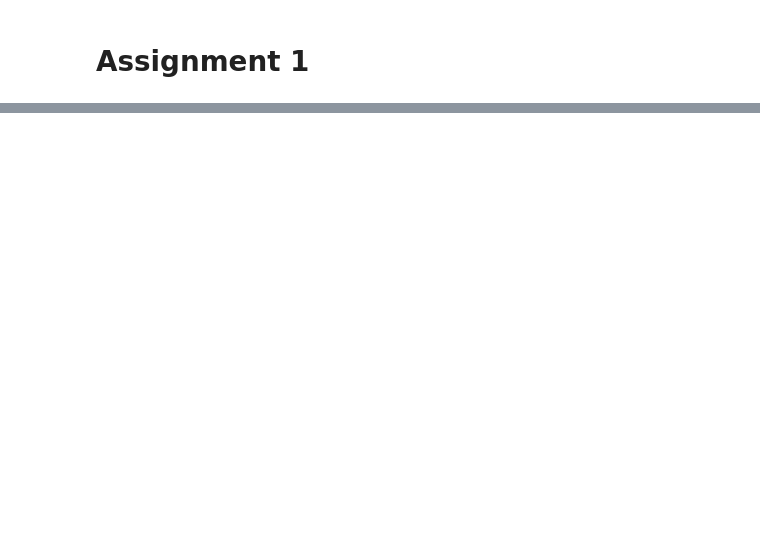
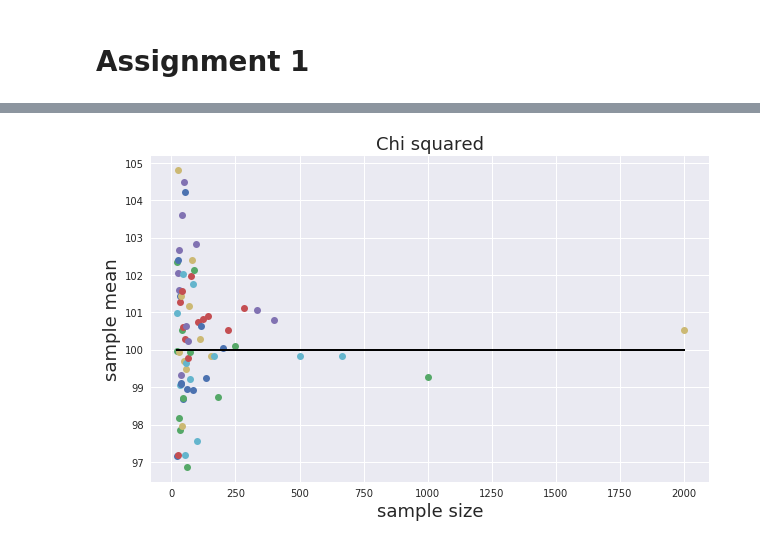
Before and after one commit to sarahJune1/PUI2018_sjs909, a Jupyter notebook: HW4_sjs909/Lab3_sjs909.ipynb, the cells around one changed output, grey strips where cells are left out. Drawn from its saved outputs; the diff is of its cells as text; code cells hidden in the pictures; blank space fills up the shorter version.

```diff
--- a/HW4_sjs909/Lab3_sjs909.ipynb
+++ b/HW4_sjs909/Lab3_sjs909.ipynb
@@ -97,0 +60,28 @@ plt.hist(np.random.binomial(n=200,p=.5,size=100))
+# %%
+# I am gonna overwrite the disctionary entry created into a nested dictionary
+# the outside dictionary hosts the distributions as dictionary,
+# and each distribution dictionary contains the 100 distribution (arrays of diferent sizes)
+
+md['chisq'] = {}
+
+#and do it in a for loop. not pythonic, but easily readable
+
+for n in mysize:
+    md['chisq'][n] = np.random.chisquare(df, size = n)
+
+# save the means for plotting later
+
+md['chisq']['means'] = {}
+axchisq_mu_n = pl.figure(figsize=(10,6)).add_subplot(111)
+
+for nn in md['chisq']:
+    if not type(nn) == str:
+        md['chisq']['means'][nn] = md['chisq'][nn].mean()
+        #and plot it
+        axchisq_mu_n.plot(nn, md['chisq']['means'][nn], 'o')
+        axchisq_mu_n.set_xlabel('sample size', fontsize=18)
+        axchisq_mu_n.set_ylabel('sample mean', fontsize=18)
+        axchisq_mu_n.set_title('Chi squared', fontsize=18)
+        axchisq_mu_n.plot([min(mysize), max(mysize)], [df, df], 'k')
+# %% [output]
+[figure, added]
```
Also changed, not shown: parts of 75 cells of this notebook, 1 other file.
